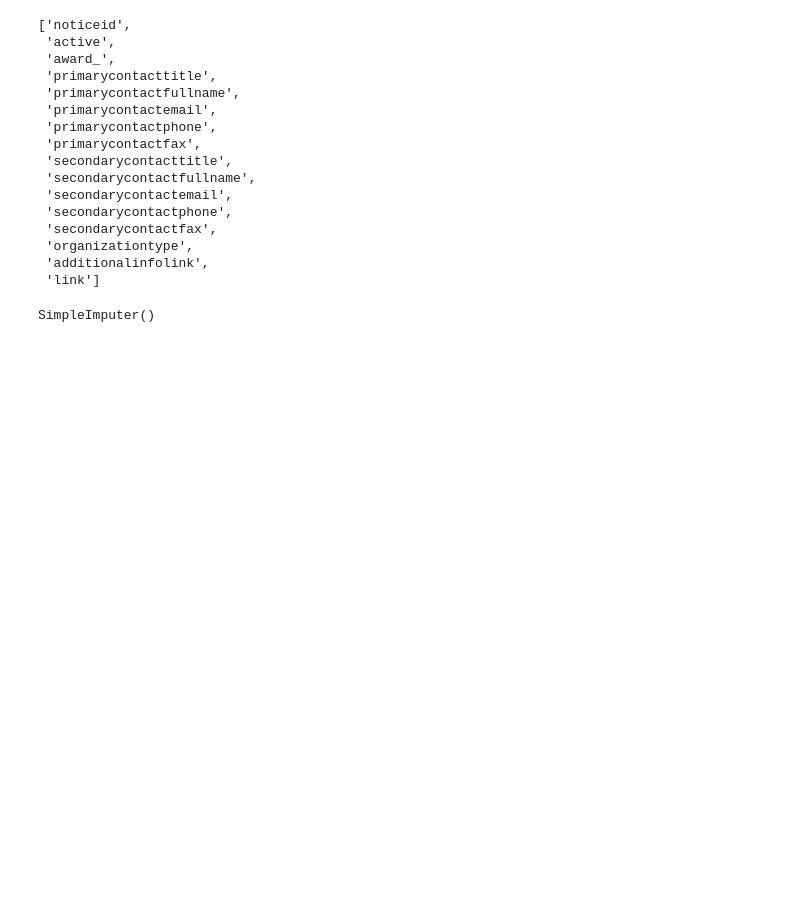
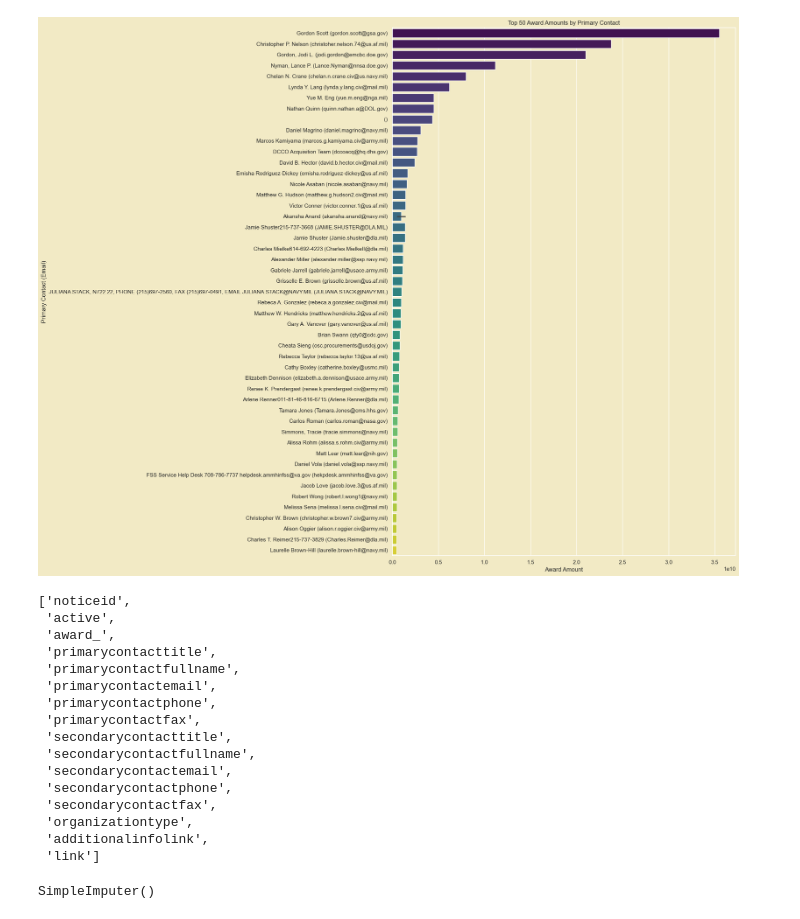
Before and after one commit to LNshuti/usgov-contracts-rag, a Jupyter notebook: src/notebooks/ml_usgov_contracts_ecommendation.ipynb, the cells around one changed output. Saved outputs shown, nothing was run; the diff lists cells and outputs as text; code cells hidden in the pictures; blank space fills up the shorter version.

```diff
--- a/src/notebooks/ml_usgov_contracts_ecommendation.ipynb
+++ b/src/notebooks/ml_usgov_contracts_ecommendation.ipynb
@@ -137,3 +231,19 @@ shape: (5_800, 47)
+# %%
+# Concatenate email addresses with primary contact names
+top_50_df['contact_info'] = top_50_df['primarycontactfullname'] + ' (' + top_50_df['primarycontactemail'] + ')'
+
+# Convert award_amount back to float for plotting
+
+# Plot the top 50 award amounts
+plt.figure(figsize=(20, 16))
+sns.barplot(x='award_amount', y='contact_info', data=top_50_df, palette='viridis')
+plt.title('Top 50 Award Amounts by Primary Contact')
+plt.xlabel('Award Amount')
+plt.ylabel('Primary Contact (Email)')
+plt.tight_layout()
+plt.show()
+# %% [output]
+[figure, added]
 # %%
 # Separate numeric and non-numeric columns
 numeric_cols = df2022.select(pl.col(pl.Float64) | pl.col(pl.Int64)).columns
```
Also changed, not shown: parts of 16 cells of this notebook.
